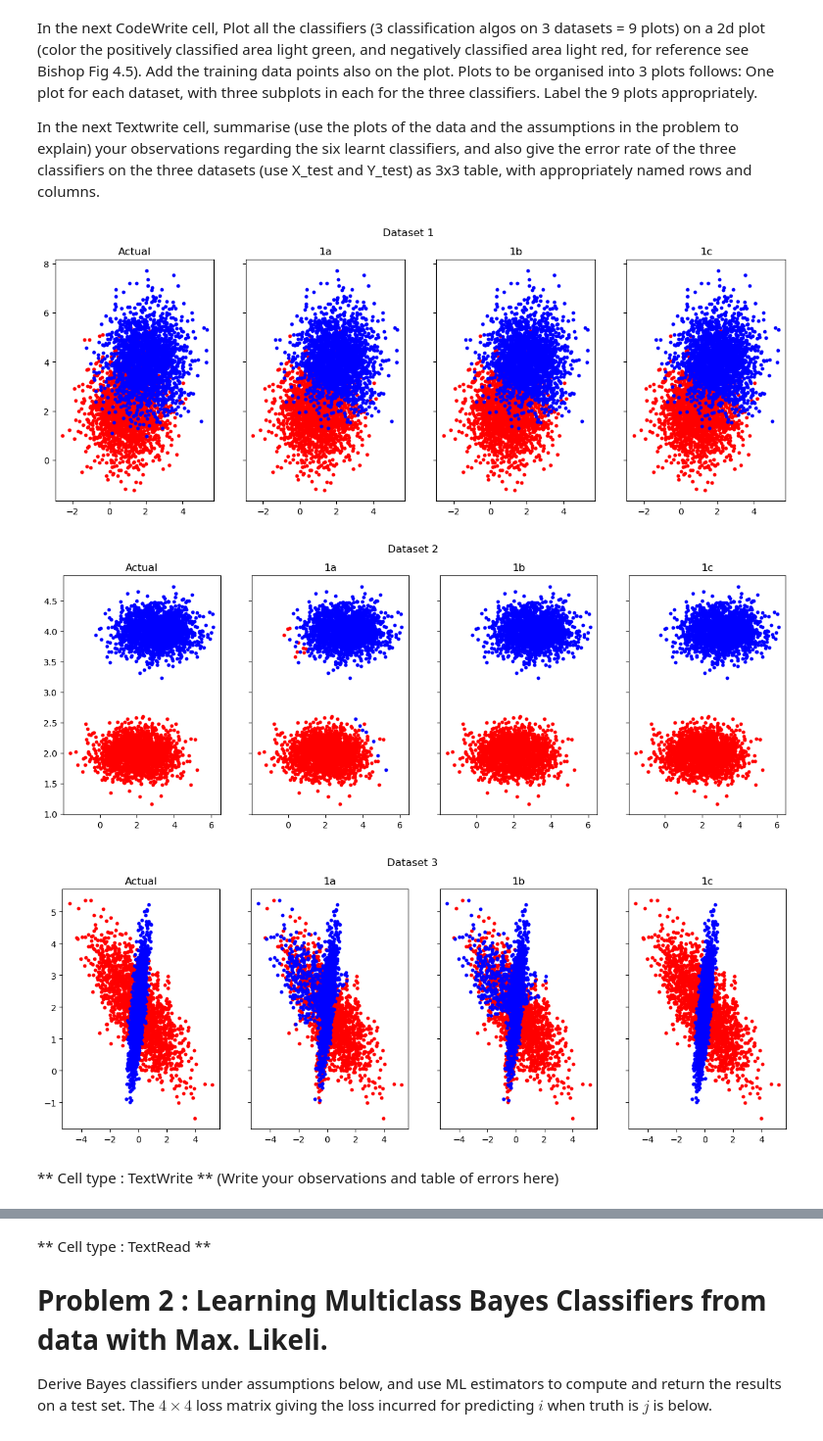
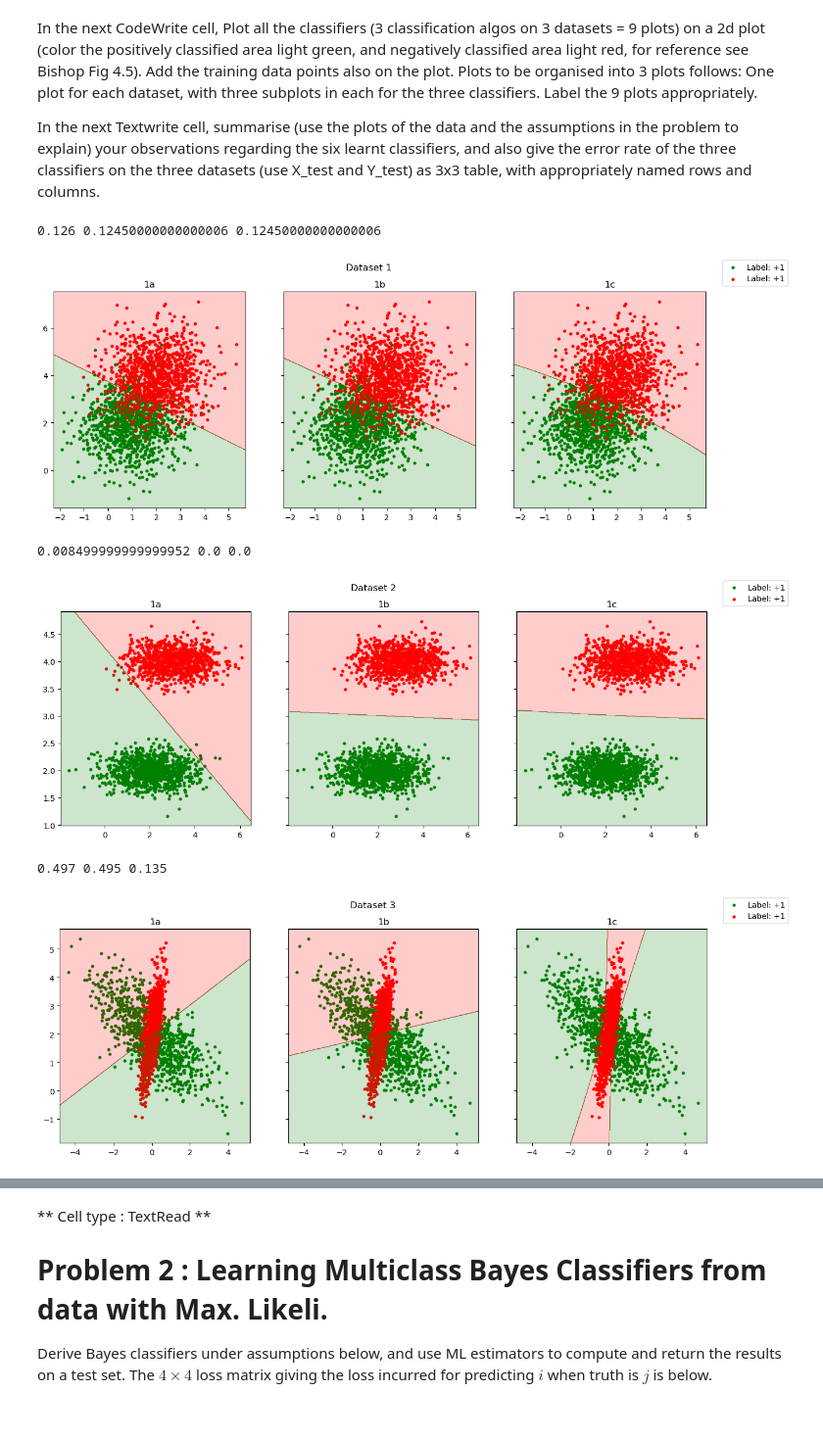
Before and after one commit to Bala-A87/CS5691-Assignments, a Jupyter notebook: A1/ProgAssmt1_student.ipynb, the cells around one changed output, grey strips where cells are left out. Shown at 98% size. Drawn from its saved outputs; the diff is of its cells as text; code cells hidden in the pictures.

Commit message:
Added background colors

```diff
--- a/A1/ProgAssmt1_student.ipynb
+++ b/A1/ProgAssmt1_student.ipynb
@@ -239,54 +211,67 @@ In the next Textwrite cell, summarise (use the plots of the data and the assumpt
 # %%
 # Cell type : CodeWrite
 # write the code for loading the data, running the three algos, and plotting here.
 # (Use the functions written previously.)
 
 from sklearn.metrics import accuracy_score
 dataset1 = [0, 0, 0]
 dataset1[0] = np.load("Datasets/dataset1_1.npz")
 dataset1[1] = np.load("Datasets/dataset1_2.npz")
 dataset1[2] = np.load("Datasets/dataset1_3.npz")
 for i in range(3):
     X_train = dataset1[i]['arr_0']
     Y_train = dataset1[i]['arr_1']
     X_test = dataset1[i]['arr_2']
     Y_test = dataset1[i]['arr_3']
     Y_pred_test_1a = Bayes1a(X_train, Y_train, X_test)
     Y_pred_test_1b = Bayes1b(X_train, Y_train, X_test)
     Y_pred_test_1c = Bayes1c(X_train, Y_train, X_test)
-    # print(accuracy_score(y_true=Y_test, y_pred=Y_pred_test_1a), accuracy_score(y_true=Y_test, y_pred=Y_pred_test_1b), accuracy_score(y_true=Y_test, y_pred=Y_pred_test_1c), sep=' ', end='\n')
-    X_plus = np.append(X_train[Y_train==1], X_test[Y_test==1], axis=0)
-    X_minus = np.append(X_train[Y_train==-1], X_test[Y_test==-1], axis=0)
-    X_pred_1a_plus = np.append(X_train[Y_train==1], X_test[Y_pred_test_1a==1], axis=0)
-    X_pred_1a_minus = np.append(X_train[Y_train==-1], X_test[Y_pred_test_1a==-1], axis=0)
-    X_pred_1b_plus = np.append(X_train[Y_train==1], X_test[Y_pred_test_1b==1], axis=0)
-    X_pred_1b_minus = np.append(X_train[Y_train==-1], X_test[Y_pred_test_1b==-1], axis=0)
-    X_pred_1c_plus = np.append(X_train[Y_train==1], X_test[Y_pred_test_1c==1], axis=0)
-    X_pred_1c_minus = np.append(X_train[Y_train==-1], X_test[Y_pred_test_1c==-1], axis=0)
+    print(1-accuracy_score(y_true=Y_test, y_pred=Y_pred_test_1a), 1-accuracy_score(y_true=Y_test, y_pred=Y_pred_test_1b), 1-accuracy_score(y_true=Y_test, y_pred=Y_pred_test_1c), sep=' ', end='\n')
+    X_train_plus = X_train[Y_train==1]
+    X_train_minus = X_train[Y_train==-1]
 
-    # plt.scatter(x=X_plus[:,0], y=X_plus[:,1], c="red", marker='o', s=10)
-    # plt.scatter(x=X_minus[:,0], y=X_minus[:,1], c="blue", marker='o', s=10)
-    # plt.show()
+    fig, (ax1, ax2, ax3) = plt.subplots(ncols=3, sharey=True, figsize=(15,5))
 
-    fig, (ax1, ax2, ax3, ax4) = plt.subplots(ncols=4, sharey=True, figsize=(15,5))
-    ax1.scatter(x=X_plus[:,0], y=X_plus[:,1], c="red", s=10)
-    ax1.scatter(x=X_minus[:,0], y=X_minus[:,1], c="blue", s=10)
-    ax1.set_title(label="Actual")
-    ax2.scatter(x=X_pred_1a_plus[:,0], y=X_pred_1a_plus[:,1], c="red", s=10)
-    ax2.scatter(x=X_pred_1a_minus[:,0], y=X_pred_1a_minus[:,1], c="blue", s=10)
-    ax2.set_title(label="1a")
-    ax3.scatter(x=X_pred_1b_plus[:,0], y=X_pred_1b_plus[:,1], c="red", s=10)
-    ax3.scatter(x=X_pred_1b_minus[:,0], y=X_pred_1b_minus[:,1], c="blue", s=10)
-    ax3.set_title(label="1b")
-    ax4.scatter(x=X_pred_1c_plus[:,0], y=X_pred_1c_plus[:,1], c="red", s=10)
-    ax4.scatter(x=X_pred_1c_minus[:,0], y=X_pred_1c_minus[:,1], c="blue", s=10)
-    ax4.set_title(label="1c")
+    line1 = ax1.scatter(x=X_train_plus[:,0], y=X_train_plus[:,1], c="green", s=10)
+    line2 = ax1.scatter(x=X_train_minus[:,0], y=X_train_minus[:,1], c="red", s=10)
+    ax1.set_title(label="1a")
+    x_min, x_max = ax1.get_xlim()
+    y_min, y_max = ax1.get_ylim()
+    X,Y = np.meshgrid(np.linspace(x_min,x_max,500), np.linspace(y_min,y_max,500))
+    X_bg = np.transpose(np.array([np.ndarray.flatten(X), np.ndarray.flatten(Y)]))
+    Z = Bayes1a(X_train, Y_train, X_bg)
+    Z = np.reshape(a=Z, newshape=X.shape, order='C')
+    ax1.contourf(X, Y, Z, colors=["Red", "Green"], alpha=0.2)
+
+    ax2.scatter(x=X_train_plus[:,0], y=X_train_plus[:,1], c="green", s=10)
+    ax2.scatter(x=X_train_minus[:,0], y=X_train_minus[:,1], c="red", s=10)
+    ax2.set_title(label="1b")
+    x_min, x_max = ax2.get_xlim()
+    y_min, y_max = ax2.get_ylim()
+    X,Y = np.meshgrid(np.linspace(x_min,x_max,500), np.linspace(y_min,y_max,500))
+    X_bg = np.transpose(np.array([np.ndarray.flatten(X), np.ndarray.flatten(Y)]))
+    Z = Bayes1b(X_train, Y_train, X_bg)
+    Z = np.reshape(a=Z, newshape=X.shape, order='C')
+    ax2.contourf(X, Y, Z, colors=["Red", "Green"], alpha=0.2)
+
+    ax3.scatter(x=X_train_plus[:,0], y=X_train_plus[:,1], c="green", s=10)
+    ax3.scatter(x=X_train_minus[:,0], y=X_train_minus[:,1], c="red", s=10)
+    ax3.set_title(label="1c")
+    x_min, x_max = ax3.get_xlim()
+    y_min, y_max = ax3.get_ylim()
+    X,Y = np.meshgrid(np.linspace(x_min,x_max,500), np.linspace(y_min,y_max,500))
+    X_bg = np.transpose(np.array([np.ndarray.flatten(X), np.ndarray.flatten(Y)]))
+    Z = Bayes1c(X_train, Y_train, X_bg)
+    Z = np.reshape(a=Z, newshape=X.shape, order='C')
+    ax3.contourf(X, Y, Z, colors=["Red", "Green"], alpha=0.2)
+
     plt.suptitle(t="Dataset " + str(i+1))
+    fig.legend(handles=[line1, line2], labels=["Label: +1", "Label: +1"])
     plt.show()
 # %% [output]
+0.126 0.12450000000000006 0.12450000000000006
-[figure, old version]
+[figure, new version]
+0.008499999999999952 0.0 0.0
-[figure, old version]
+[figure, new version]
+0.497 0.495 0.135
-[figure, old version]
+[figure, new version]
-# %% [markdown]
-** Cell type : TextWrite **
-(Write your observations and table of errors here)
```
Also changed, not shown: parts of 11 cells of this notebook, 1 other file.
